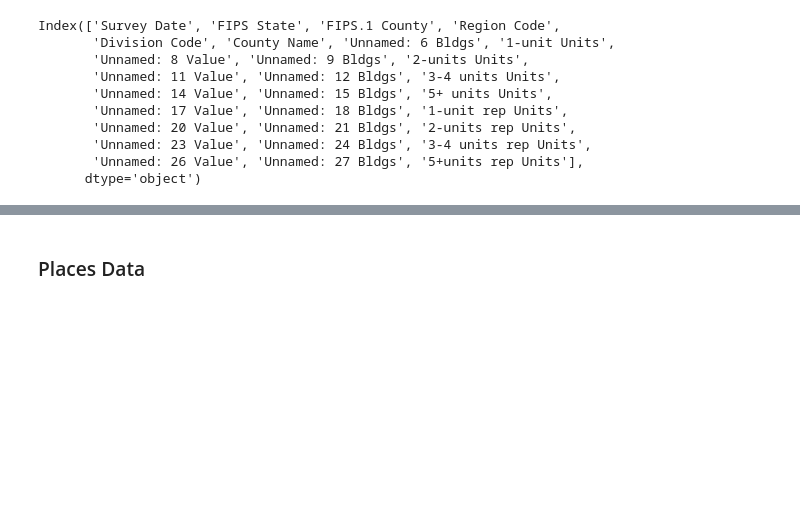
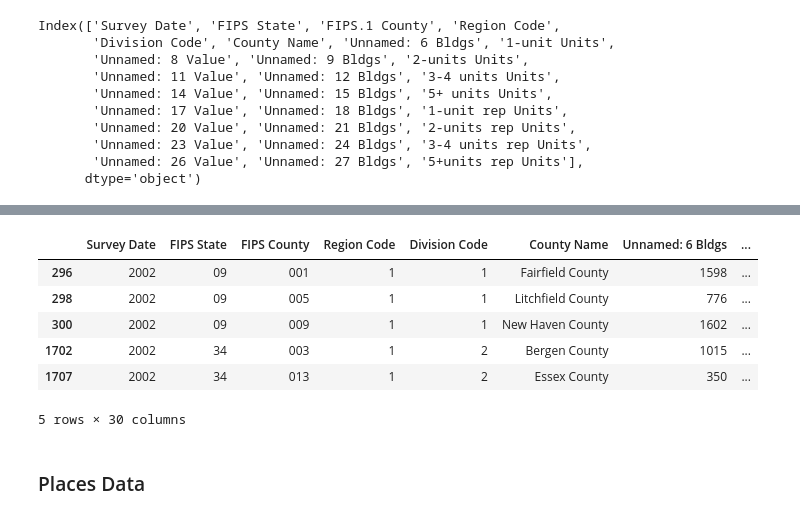
Before and after one commit to maria-milosh/rp-permits, a Jupyter notebook: notebooks/Test_File.ipynb, the cells around one changed output, grey strips where cells are left out. Saved outputs shown, nothing was run; the diff lists cells and outputs as text; code cells hidden in the pictures; blank space fills up the shorter version.

```diff
--- a/notebooks/Test_File.ipynb
+++ b/notebooks/Test_File.ipynb
@@ -65,4 +65,5 @@ Index(['Survey Date', 'FIPS State', 'FIPS.1 County', 'Region Code',
        'Unnamed: 26 Value', 'Unnamed: 27 Bldgs', '5+units rep Units'],
       dtype='object')
 # %%
-dfdf.rename(columns={'FIPS.1 County':'FIPS County'})
+df = df.rename(columns={'FIPS.1 County':'FIPS County'})
+df['FIPS STCO'] = df['FIPS State'] + df['FIPS County']
@@ -107,3 +91,15 @@ KeyError: 'FIPS County'
+# %%
+# reduce counties to just counties in the nyc metro
+df_nycmetro = df[df['FIPS STCO'].isin(stco)]
+df_nycmetro.head()
+# %% [output]
+|  | Survey Date | FIPS State | FIPS County | Region Code | Division Code | County Name | Unnamed: 6 Bldgs | ... |
+| 296 | 2002 | 09 | 001 | 1 | 1 | Fairfield County | 1598 | ... |
+| 298 | 2002 | 09 | 005 | 1 | 1 | Litchfield County | 776 | ... |
+| 300 | 2002 | 09 | 009 | 1 | 1 | New Haven County | 1602 | ... |
+| 1702 | 2002 | 34 | 003 | 1 | 2 | Bergen County | 1015 | ... |
+| 1707 | 2002 | 34 | 013 | 1 | 2 | Essex County | 350 | ... |
+5 rows × 30 columns
 # %%
 # rename 'FIPS.1 County' to 'FIPS County'
 # fix "unnamed: " & rename columns so they are identified for 1-unit buildings, 1-unit units, 1-unit value, etc
```
Also changed, not shown: parts of 4 cells of this notebook, 1 other file.
